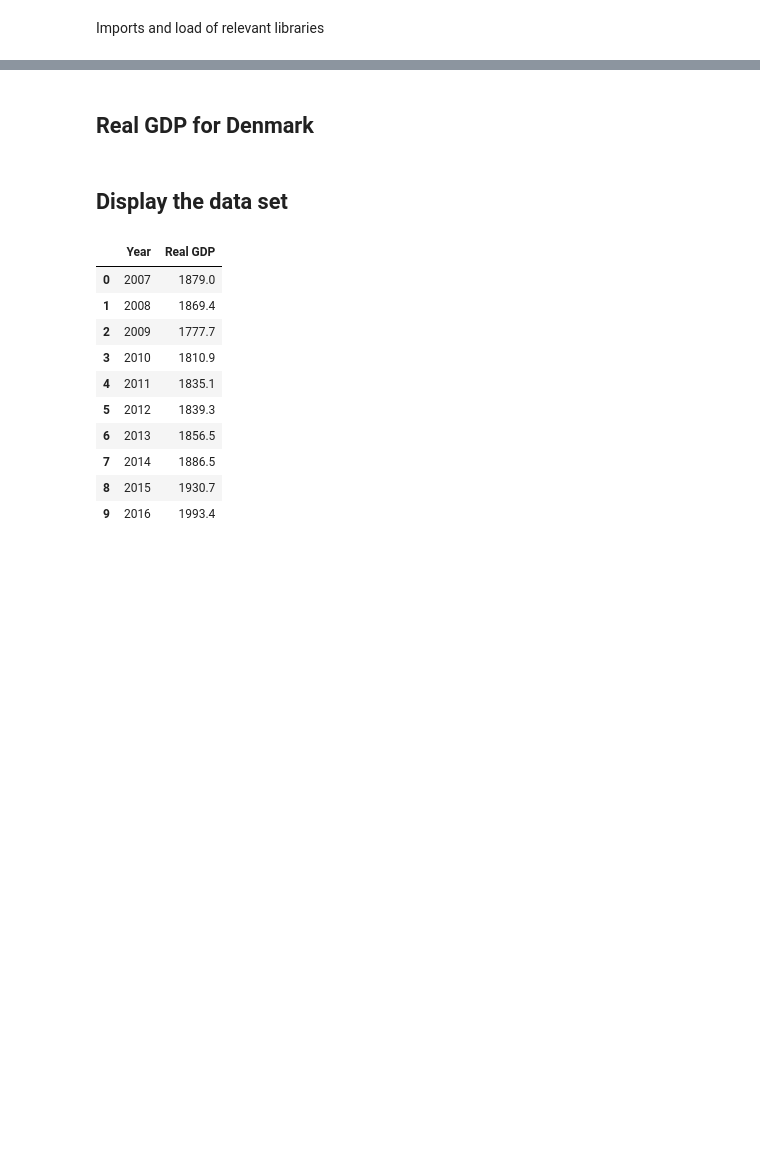
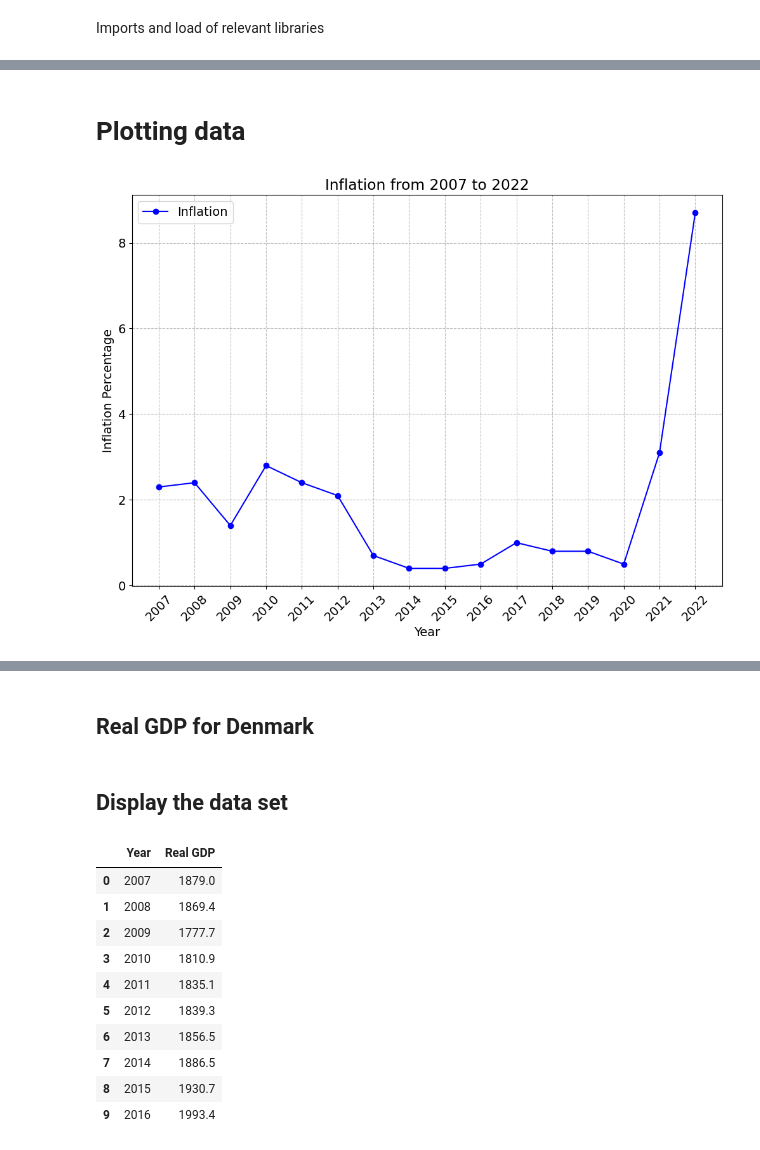
Before and after one commit to NumEconCopenhagen/projects-2024-sulaiman-phil-og-rabiah, a Jupyter notebook: dataproject/dataproject.ipynb, the cells around one changed output, grey strips where cells are left out. Drawn from its saved outputs; the diff is of its cells as text; code cells hidden in the pictures; blank space fills up the shorter version.

```diff
--- a/dataproject/dataproject.ipynb
+++ b/dataproject/dataproject.ipynb
@@ -31,0 +32,23 @@ plt.rcParams.update({'font.size': 14})
+# %%
+# Defining dictionary mappings for renaming and processing
+columns_dict = {'VAREGR': 'variable', 'ENHED': 'unit', 'TID': 'Year', 'INDHOLD': 'Inflation rate'}
+var_dict = {'00 Consumer price index, total': 'Y'}
+unit_dict = {'Index': 'Indexnumber', 'Percentage change compared to previous month (per cent)': 'pct month', 'Percentage change compared to same month the Year before (per cent)': 'pct Year'}
+
+# Retrieving and processing inflation data from Statistics Denmark API
+PRIS111_api = DstApi('PRIS111')
+params = PRIS111_api._define_base_params(language='en')
+PRIS111 = PRIS111_api.get_data(params)
+# Renaming columns of the DataFrame PRIS111.
+PRIS111.rename(columns=columns_dict, inplace=True)
+for key, value in var_dict.items():
+    PRIS111['variable'].replace(key, value, inplace=True)
+for key, value in unit_dict.items():
+    PRIS111['unit'].replace(key, value, inplace=True)
+
+# Converting our dataframes from string values to numeric values. Sorting Dataframe by year
+PRIS111['Year'] = pd.to_numeric(PRIS111['Year'].str.replace('M12', ''), errors='coerce')
+PRIS111['Inflation rate'] = pd.to_numeric(PRIS111['Inflation rate'], errors='coerce')
+PRIS111 = PRIS111[(PRIS111['variable'] == 'Y') & (~PRIS111['unit'].isin(['Indexnumber', 'pct month'])) & (PRIS111['Year'].notna()) & (PRIS111['Year'] >= 2007) & (PRIS111['Year'] != 2023)]
+PRIS111.sort_values(by='Year', inplace=True)
+PRIS111['Year'] = PRIS111['Year'].astype(int)
@@ -31,0 +66,15 @@ plt.rcParams.update({'font.size': 14})
+# %% [markdown]
+# Plotting data
+# %%
+# Plotting inflation data
+plt.figure(figsize=(12, 8))
+plt.plot(PRIS111['Year'], PRIS111['Inflation rate'], marker='o', linestyle='-', color='blue', label='Inflation')
+plt.title('Inflation from 2007 to 2022')
+plt.xlabel('Year')
+plt.ylabel('Inflation Percentage')
+plt.xticks(PRIS111['Year'].unique(), rotation=45)
+plt.legend()
+plt.grid(True)
+plt.show()
+# %% [output]
+[figure, added]
```
Also changed, not shown: parts of 30 cells of this notebook.
